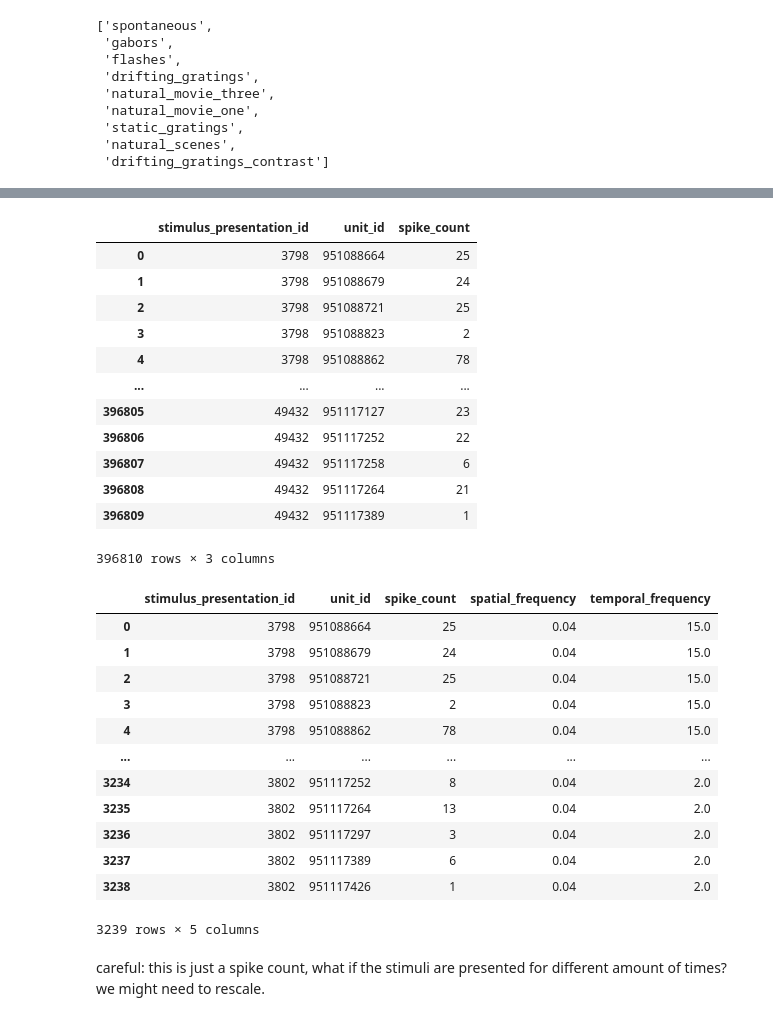
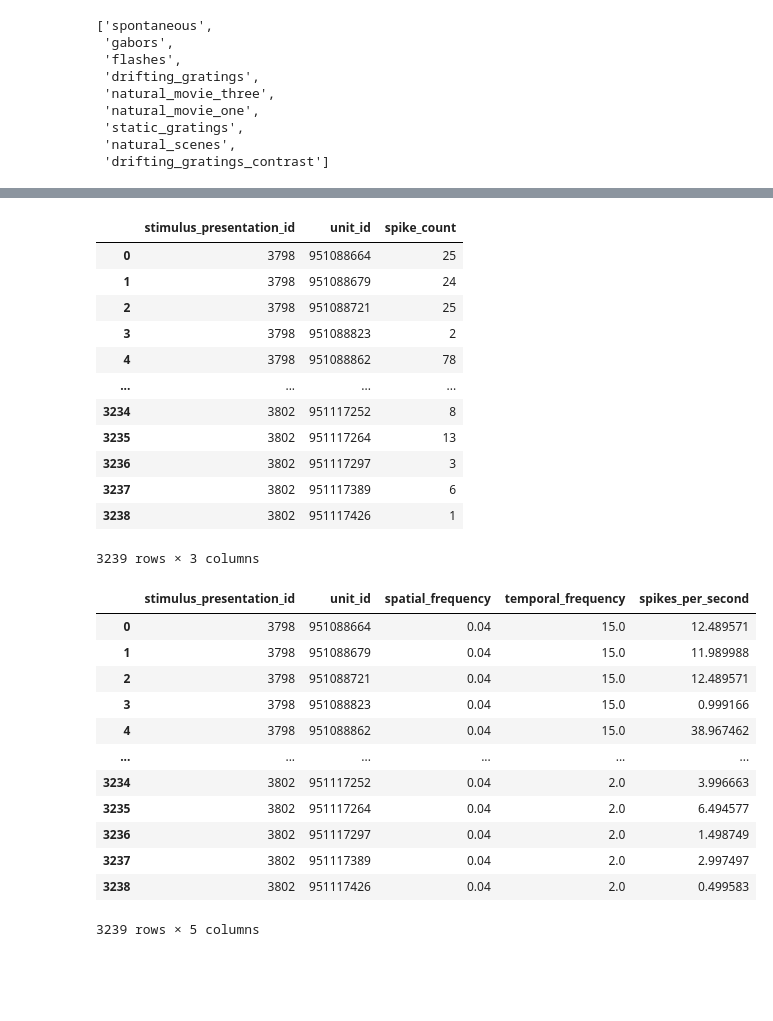
Before and after one commit to FilippoRonzino/mathematical-modelling-for-neuroscience, a Jupyter notebook: import_data.ipynb, the cells around one changed output, grey strips where cells are left out. Drawn from its saved outputs; the diff is of its cells as text; code cells hidden in the pictures; blank space fills up the shorter version.

Commit message:
normalized spike count

```diff
--- a/import_data.ipynb
+++ b/import_data.ipynb
@@ -32,8 +32,10 @@ units.head()
 | 915956349 | 0.424620 | 177.115380 | 0.096378 | 169.29 | 2.973959 | 0.508208 | ... |
 | 915956356 | 0.512847 | 214.954545 | 0.054706 | 263.01 | 2.936851 | 0.549414 | ... |
 5 rows × 45 columns
+# %%
+session = 798911424
 # %%
-oursession = cache.get_session_data(798911424) #Returns a session object
+oursession = cache.get_session_data(session) #Returns a session object
 # %%
 oursession.units.head()
 # %% [output]
@@ -96,27 +98,28 @@ spike_counts
 | 3 | 3798 | 951088823 | 2 |
 | 4 | 3798 | 951088862 | 78 |
 | ... | ... | ... | ... |
-| 396805 | 49432 | 951117127 | 23 |
-| 396806 | 49432 | 951117252 | 22 |
-| 396807 | 49432 | 951117258 | 6 |
-| 396808 | 49432 | 951117264 | 21 |
-| 396809 | 49432 | 951117389 | 1 |
+| 3234 | 3802 | 951117252 | 8 |
+| 3235 | 3802 | 951117264 | 13 |
+| 3236 | 3802 | 951117297 | 3 |
+| 3237 | 3802 | 951117389 | 6 |
+| 3238 | 3802 | 951117426 | 1 |
-396810 rows × 3 columns
+3239 rows × 3 columns
 # %%
-pd.merge(spike_counts, stimuli_table[['spatial_frequency', 'temporal_frequency']], on='stimulus_presentation_id')
+dataset = pd.merge(spike_counts, stimuli_table[['spatial_frequency', 'temporal_frequency', 'duration']], on='stimulus_presentation_id')
+dataset['spikes_per_second'] = dataset['spike_count'] / dataset['duration']
+dataset = dataset.drop(columns=['duration', 'spike_count'])
+dataset
 # %% [output]
-|  | stimulus_presentation_id | unit_id | spike_count | spatial_frequency | temporal_frequency |
-| 0 | 3798 | 951088664 | 25 | 0.04 | 15.0 |
-| 1 | 3798 | 951088679 | 24 | 0.04 | 15.0 |
-| 2 | 3798 | 951088721 | 25 | 0.04 | 15.0 |
-| 3 | 3798 | 951088823 | 2 | 0.04 | 15.0 |
-| 4 | 3798 | 951088862 | 78 | 0.04 | 15.0 |
+|  | stimulus_presentation_id | unit_id | spatial_frequency | temporal_frequency | spikes_per_second |
+| 0 | 3798 | 951088664 | 0.04 | 15.0 | 12.489571 |
+| 1 | 3798 | 951088679 | 0.04 | 15.0 | 11.989988 |
+| 2 | 3798 | 951088721 | 0.04 | 15.0 | 12.489571 |
+| 3 | 3798 | 951088823 | 0.04 | 15.0 | 0.999166 |
+| 4 | 3798 | 951088862 | 0.04 | 15.0 | 38.967462 |
 | ... | ... | ... | ... | ... | ... |
-| 3234 | 3802 | 951117252 | 8 | 0.04 | 2.0 |
-| 3235 | 3802 | 951117264 | 13 | 0.04 | 2.0 |
-| 3236 | 3802 | 951117297 | 3 | 0.04 | 2.0 |
-| 3237 | 3802 | 951117389 | 6 | 0.04 | 2.0 |
-| 3238 | 3802 | 951117426 | 1 | 0.04 | 2.0 |
+| 3234 | 3802 | 951117252 | 0.04 | 2.0 | 3.996663 |
+| 3235 | 3802 | 951117264 | 0.04 | 2.0 | 6.494577 |
+| 3236 | 3802 | 951117297 | 0.04 | 2.0 | 1.498749 |
+| 3237 | 3802 | 951117389 | 0.04 | 2.0 | 2.997497 |
+| 3238 | 3802 | 951117426 | 0.04 | 2.0 | 0.499583 |
 3239 rows × 5 columns
-# %% [markdown]
-careful: this is just a spike count, what if the stimuli are presented for different amount of times? we might need to rescale.
```
Also changed, not shown: parts of 3 cells of this notebook, 1 other file.
